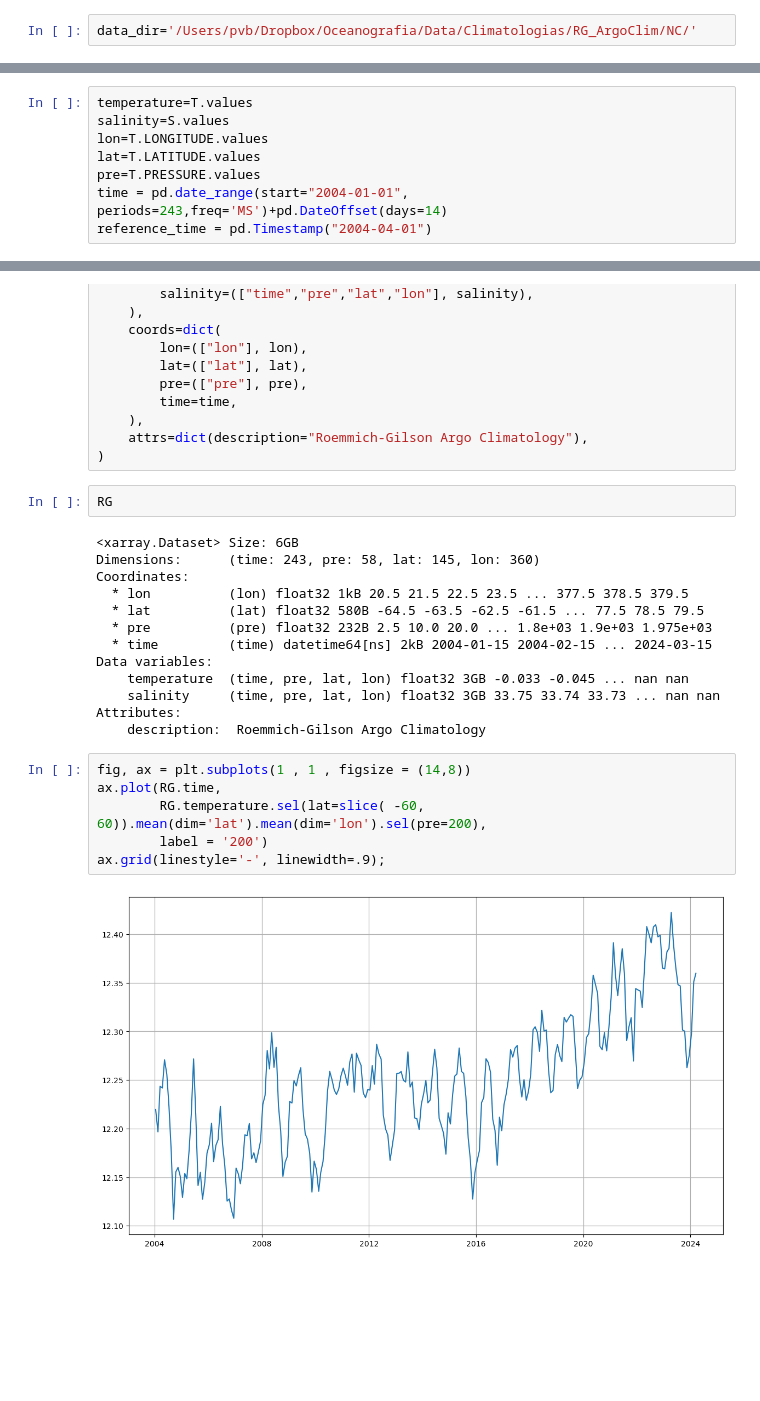
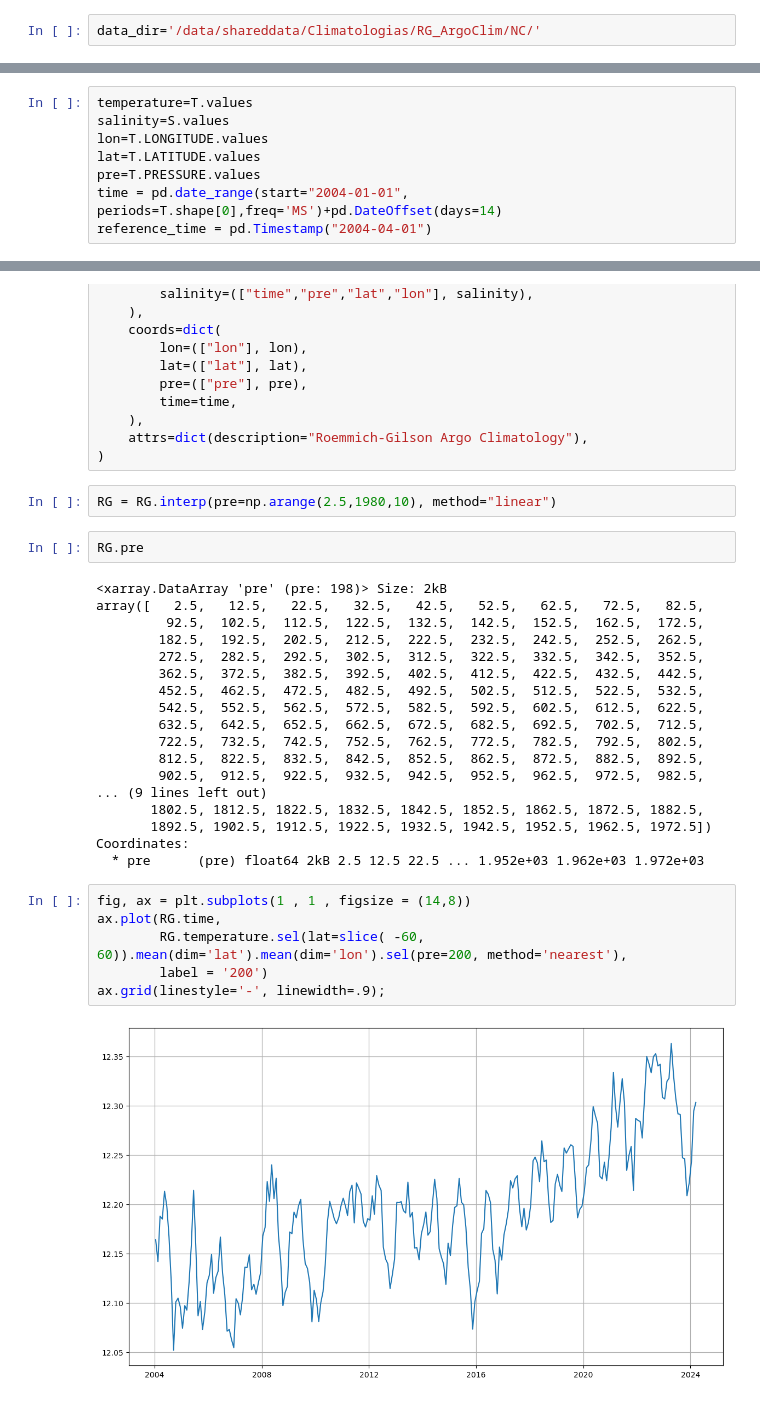
Before and after one commit to PedroVelez/ComparisonClimatologies, a Jupyter notebook: RG_Lee.ipynb, the cells around one changed output, grey strips where cells are left out. Drawn from its saved outputs; the diff is of its cells as text; blank space fills up the shorter version.

```diff
--- a/RG_Lee.ipynb
+++ b/RG_Lee.ipynb
@@ -12,5 +12,5 @@ plt.rcParams['figure.figsize'] = (12, 5)  # Default plot size
 # %%
-data_dir='/Users/pvb/Dropbox/Oceanografia/Data/Climatologias/RG_ArgoClim/NC/'
+data_dir='/data/shareddata/Climatologias/RG_ArgoClim/NC/'
 # %%
 # Load anomaly data until 2019 and the mean T and S
 fileSalt2019 = data_dir+'RG_ArgoClim_Salinity_2019.nc'
@@ -100,5 +99,5 @@ salinity=S.values
 lon=T.LONGITUDE.values
 lat=T.LATITUDE.values
 pre=T.PRESSURE.values
-time = pd.date_range(start="2004-01-01", periods=243,freq='MS')+pd.DateOffset(days=14)
+time = pd.date_range(start="2004-01-01", periods=T.shape[0],freq='MS')+pd.DateOffset(days=14)
 reference_time = pd.Timestamp("2004-04-01")
@@ -147,26 +115,33 @@ RG = xr.Dataset(
     ),
     attrs=dict(description="Roemmich-Gilson Argo Climatology"),
 )
+# %%
+RG = RG.interp(pre=np.arange(2.5,1980,10), method="linear")
 # %%
-RG
+RG.pre
 # %% [output]
-<xarray.Dataset> Size: 6GB
-Dimensions:      (time: 243, pre: 58, lat: 145, lon: 360)
+<xarray.DataArray 'pre' (pre: 198)> Size: 2kB
+array([   2.5,   12.5,   22.5,   32.5,   42.5,   52.5,   62.5,   72.5,   82.5,
+         92.5,  102.5,  112.5,  122.5,  132.5,  142.5,  152.5,  162.5,  172.5,
+        182.5,  192.5,  202.5,  212.5,  222.5,  232.5,  242.5,  252.5,  262.5,
+        272.5,  282.5,  292.5,  302.5,  312.5,  322.5,  332.5,  342.5,  352.5,
+        362.5,  372.5,  382.5,  392.5,  402.5,  412.5,  422.5,  432.5,  442.5,
+        452.5,  462.5,  472.5,  482.5,  492.5,  502.5,  512.5,  522.5,  532.5,
+        542.5,  552.5,  562.5,  572.5,  582.5,  592.5,  602.5,  612.5,  622.5,
+        632.5,  642.5,  652.5,  662.5,  672.5,  682.5,  692.5,  702.5,  712.5,
+        722.5,  732.5,  742.5,  752.5,  762.5,  772.5,  782.5,  792.5,  802.5,
+        812.5,  822.5,  832.5,  842.5,  852.5,  862.5,  872.5,  882.5,  892.5,
+        902.5,  912.5,  922.5,  932.5,  942.5,  952.5,  962.5,  972.5,  982.5,
+... (9 lines left out)
+       1802.5, 1812.5, 1822.5, 1832.5, 1842.5, 1852.5, 1862.5, 1872.5, 1882.5,
+       1892.5, 1902.5, 1912.5, 1922.5, 1932.5, 1942.5, 1952.5, 1962.5, 1972.5])
 Coordinates:
-  * lon          (lon) float32 1kB 20.5 21.5 22.5 23.5 ... 377.5 378.5 379.5
-  * lat          (lat) float32 580B -64.5 -63.5 -62.5 -61.5 ... 77.5 78.5 79.5
-  * pre          (pre) float32 232B 2.5 10.0 20.0 ... 1.8e+03 1.9e+03 1.975e+03
-  * time         (time) datetime64[ns] 2kB 2004-01-15 2004-02-15 ... 2024-03-15
-Data variables:
-    temperature  (time, pre, lat, lon) float32 3GB -0.033 -0.045 ... nan nan
-    salinity     (time, pre, lat, lon) float32 3GB 33.75 33.74 33.73 ... nan nan
-Attributes:
-    description:  Roemmich-Gilson Argo Climatology
+  * pre      (pre) float64 2kB 2.5 12.5 22.5 ... 1.952e+03 1.962e+03 1.972e+03
 # %%
 fig, ax = plt.subplots(1 , 1 , figsize = (14,8))
 ax.plot(RG.time,
-        RG.temperature.sel(lat=slice( -60, 60)).mean(dim='lat').mean(dim='lon').sel(pre=200),
+        RG.temperature.sel(lat=slice( -60, 60)).mean(dim='lat').mean(dim='lon').sel(pre=200, method='nearest'),
         label = '200')
 ax.grid(linestyle='-', linewidth=.9);
 # %% [output]
-[figure, old version]
+[figure, new version]
```
Also changed, not shown: parts of 10 cells of this notebook, 7 other files.
